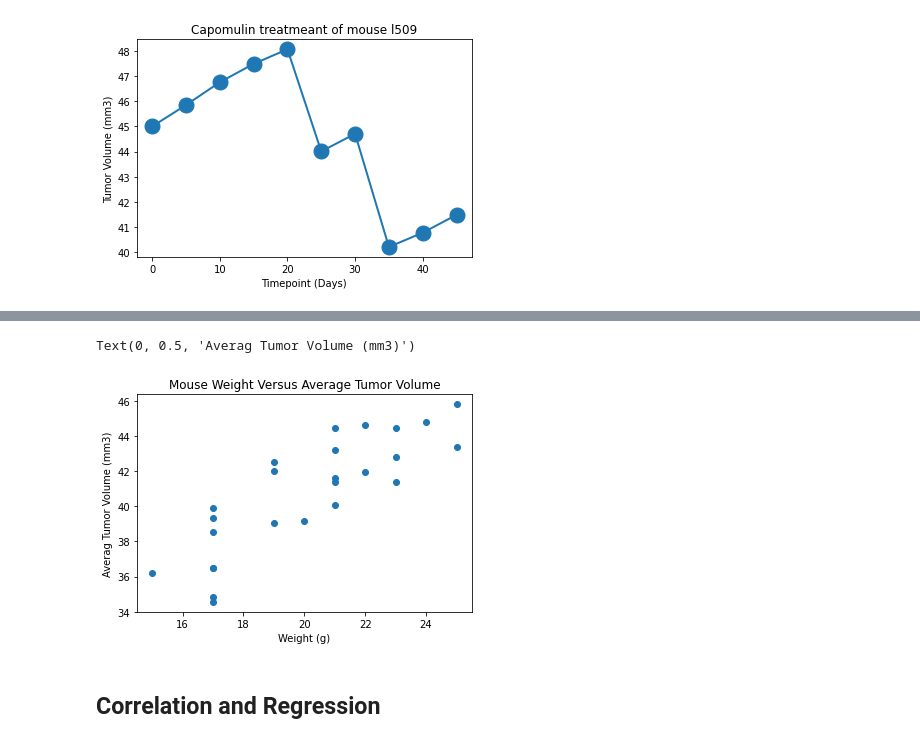
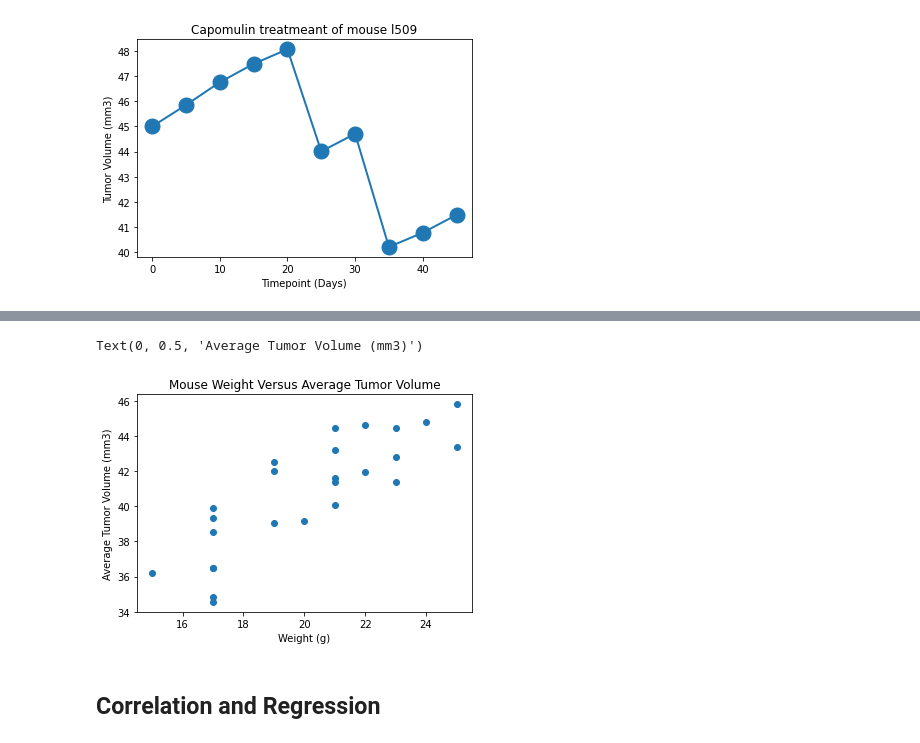
Before and after one commit to Eabuel15/matplotlib-challenge, a Jupyter notebook: Pymaceuticals/pymaceuticals_starter.ipynb, the cells around one changed output, grey strips where cells are left out. Cells and saved outputs as stored; diff of their text form; code cells hidden in the pictures.

```diff
--- a/Pymaceuticals/pymaceuticals_starter.ipynb
+++ b/Pymaceuticals/pymaceuticals_starter.ipynb
@@ -363,16 +387,16 @@ Text(0, 0.5, 'Tumor Volume (mm3)')
 # %%
 # Generate a scatter plot of average tumor volume vs. mouse weight for the Capomulin regimen
 fig1, ax1 = plt.subplots()
 avg_capomulin_vol =Capomulin_df.groupby(['Mouse ID']).mean()
 
 marker_size=15
 plt.scatter(avg_capomulin_vol['Weight (g)'],avg_capomulin_vol['Tumor Volume (mm3)'])
 plt.title('Mouse Weight Versus Average Tumor Volume')
-plt.xlabel('Weight (g)')
-plt.ylabel('Averag Tumor Volume (mm3)')
+plt.xlabel('Weight (g)',)
+plt.ylabel('Average Tumor Volume (mm3)')
 # %% [output]
-Text(0, 0.5, 'Averag Tumor Volume (mm3)')
+Text(0, 0.5, 'Average Tumor Volume (mm3)')
-[figure, old version]
+[figure, new version]
 # %% [markdown]
 ## Correlation and Regression
 # %%
```
Also changed, not shown: parts of 3 cells of this notebook.
